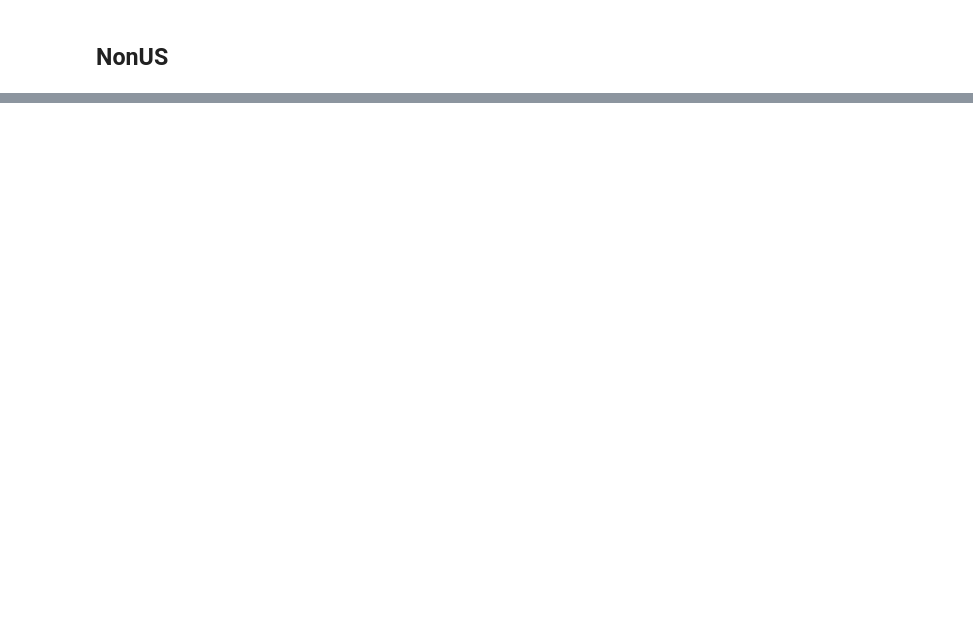
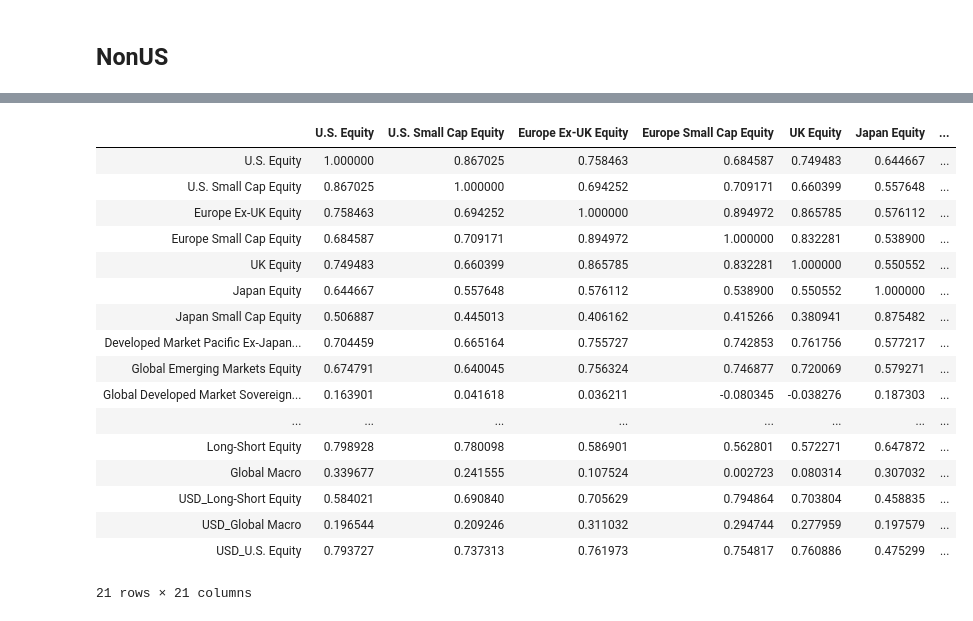
Before and after one commit to xbbld4x/CMAs, a Jupyter notebook: main.ipynb, the cells around one changed output, grey strips where cells are left out. Drawn from its saved outputs; the diff is of its cells as text; code cells hidden in the pictures; blank space fills up the shorter version.

```diff
--- a/main.ipynb
+++ b/main.ipynb
@@ -118,0 +130,21 @@ df_final_nonus
+# %%
+std_dev.corr_matrix_final_nonus
+# %% [output]
+|  | U.S. Equity | U.S. Small Cap Equity | Europe Ex-UK Equity | Europe Small Cap Equity | UK Equity | Japan Equity | ... |
+| U.S. Equity | 1.000000 | 0.867025 | 0.758463 | 0.684587 | 0.749483 | 0.644667 | ... |
+| U.S. Small Cap Equity | 0.867025 | 1.000000 | 0.694252 | 0.709171 | 0.660399 | 0.557648 | ... |
+| Europe Ex-UK Equity | 0.758463 | 0.694252 | 1.000000 | 0.894972 | 0.865785 | 0.576112 | ... |
+| Europe Small Cap Equity | 0.684587 | 0.709171 | 0.894972 | 1.000000 | 0.832281 | 0.538900 | ... |
+| UK Equity | 0.749483 | 0.660399 | 0.865785 | 0.832281 | 1.000000 | 0.550552 | ... |
+| Japan Equity | 0.644667 | 0.557648 | 0.576112 | 0.538900 | 0.550552 | 1.000000 | ... |
+| Japan Small Cap Equity | 0.506887 | 0.445013 | 0.406162 | 0.415266 | 0.380941 | 0.875482 | ... |
+| Developed Market Pacific Ex-Japan... | 0.704459 | 0.665164 | 0.755727 | 0.742853 | 0.761756 | 0.577217 | ... |
+| Global Emerging Markets Equity | 0.674791 | 0.640045 | 0.756324 | 0.746877 | 0.720069 | 0.579271 | ... |
+| Global Developed Market Sovereign... | 0.163901 | 0.041618 | 0.036211 | -0.080345 | -0.038276 | 0.187303 | ... |
+| ... | ... | ... | ... | ... | ... | ... | ... |
+| Long-Short Equity | 0.798928 | 0.780098 | 0.586901 | 0.562801 | 0.572271 | 0.647872 | ... |
+| Global Macro | 0.339677 | 0.241555 | 0.107524 | 0.002723 | 0.080314 | 0.307032 | ... |
+| USD_Long-Short Equity | 0.584021 | 0.690840 | 0.705629 | 0.794864 | 0.703804 | 0.458835 | ... |
+| USD_Global Macro | 0.196544 | 0.209246 | 0.311032 | 0.294744 | 0.277959 | 0.197579 | ... |
+| USD_U.S. Equity | 0.793727 | 0.737313 | 0.761973 | 0.754817 | 0.760886 | 0.475299 | ... |
+21 rows × 21 columns
```
Also changed, not shown: parts of 3 cells of this notebook, 14 other files.
